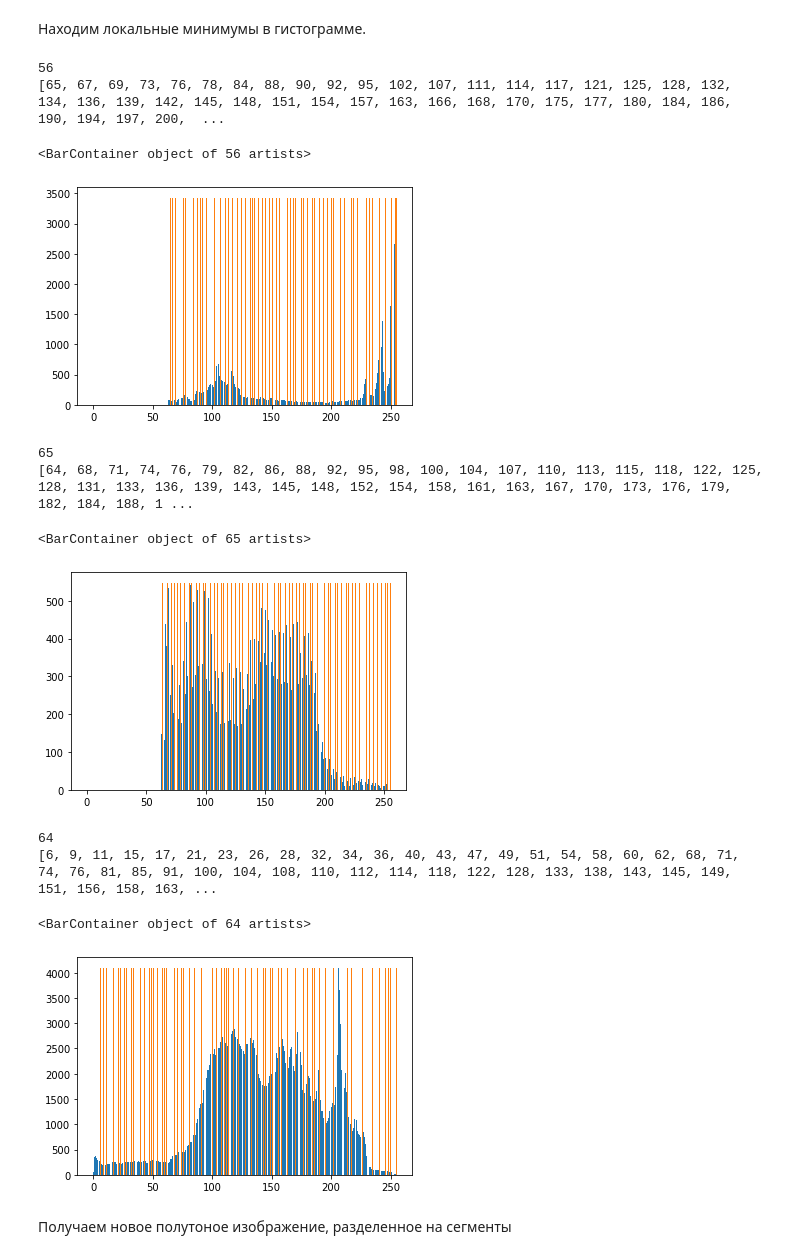
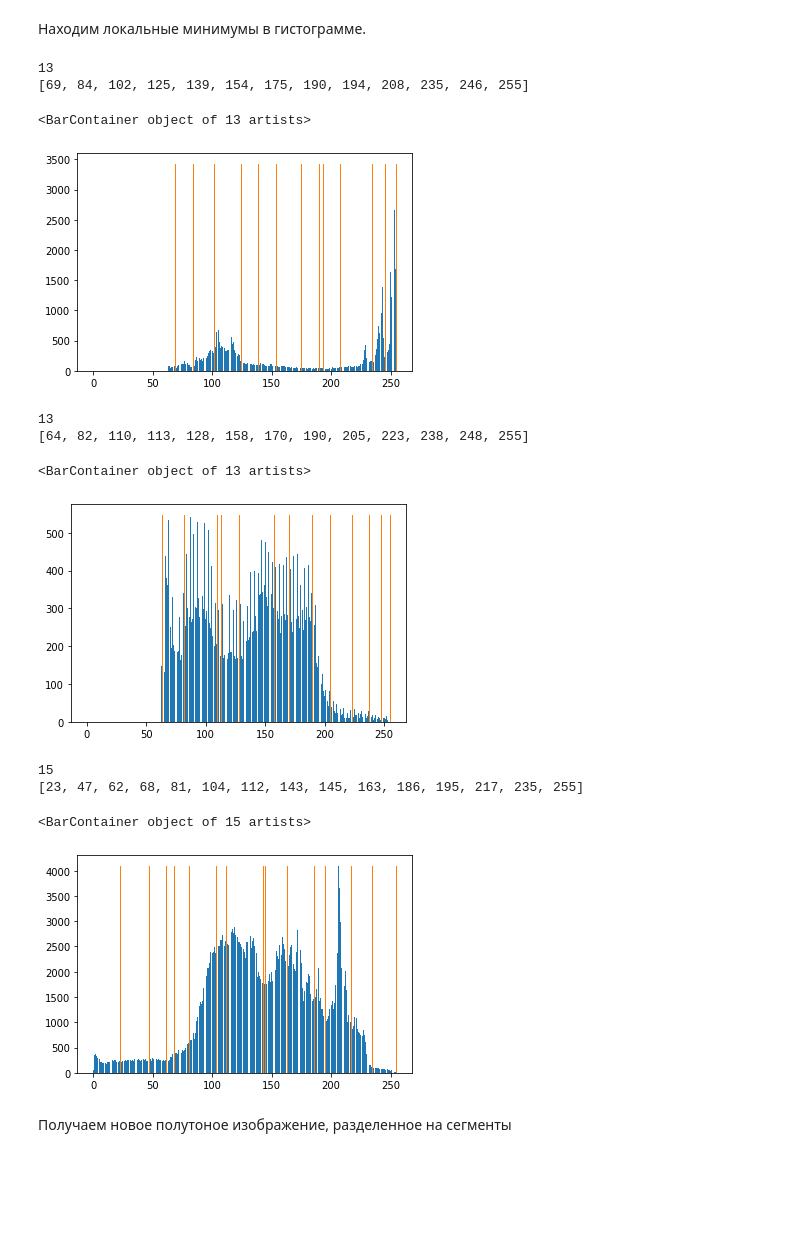
Before and after one commit to djhsgfjk/computer_vision, a Jupyter notebook: Lab2_Сравнение_алгоритмов_сегментации_изображений.ipynb, the cells around one changed output. Saved outputs shown, nothing was run; the diff lists cells and outputs as text; code cells hidden in the pictures; blank space fills up the shorter version.

```diff
--- a/Lab2_Сравнение_алгоритмов_сегментации_изображений.ipynb
+++ b/Lab2_Сравнение_алгоритмов_сегментации_изображений.ipynb
@@ -224,48 +224,43 @@ show()
 # %% [markdown]
 Удалим шумы типа «соль и перец»
 # %%
-def solt_and_pepper_filtering(image, iter):
+def solt_and_pepper_filtering(image):
   width = image.shape[0]
   height = image.shape[1]
-
-  newImage = image.copy()
 
   for i in range(1, width-1):
       for j in range(1, height-1):
         val = image[i-1,j-1]
         if all([val0 == val for val0 in [image[i, j-1], image[i-1, j], image[i+1, j+1], image[i, j+1], image[i+1, j], image[i-1, j+1], image[i+1, j-1]]]):
-          newImage[i,j] = val
+          image[i,j] = val
 
   val = image[0,1]
   if all([val0 == val for val0 in [image[0, 1], image[1, 1]]]):
-    newImage[0,0] = val
+    image[0,0] = val
 
   val = image[width-2,0]
   if all([val0 == val for val0 in [image[width-2, 1], image[width-1, 1]]]):
-    newImage[width-1, 0] = val
+    image[width-1, 0] = val
 
   val = image[0,height-2]
   if all([val0 == val for val0 in [image[1, height-2], image[1, height-1]]]):
-    newImage[0, height-1] = val
+    image[0, height-1] = val
 
   val = image[width-1,height-2]
   if all([val0 == val for val0 in [image[width-2, height-2], image[width-2, height-1]]]):
-    newImage[width-1, height-1] = val
+    image[width-1, height-1] = val
 
   for i in range(1, width-1):
     for j, k in [[[0, 1], [height-1, -1]]]:
       val = image[i-1,j]
       if all([val0 == val for val0 in [image[i-1, j+k], image[i, j+k], image[i+1, j+k], image[i+1, j]]]):
-        newImage[i,j] = val
+        image[i,j] = val
 
   for i, k in [[0, 1], [width-1, -1]]:
     for j in range(1, height-1):
       val = image[i,j-1]
       if all([val0 == val for val0 in [image[i+k, j-1], image[i+k, j], image[i+k, j+1], image[i, j+1]]]):
-        newImage[i,j] = val
+        image[i,j] = val
 
-  res = newImage
-  if (iter > 1):
-    res = solt_and_pepper_filtering(newImage, iter-1)
-  return res
+  return image
 # %%
@@ -283,7 +278,7 @@ imshow(cleanImage2, cmap='gray', vmin=0, vmax=255)
 <matplotlib.image.AxesImage at 0x...>
 [figure]
 # %%
-cleanImage3 = solt_and_pepper_filtering(binaryImage3, 10)
+cleanImage3 = solt_and_pepper_filtering(binaryImage3)
 figure()
 imshow(cleanImage3, cmap='gray', vmin=0, vmax=255)
 # %% [output]
@@ -453,52 +431,60 @@ imshow(segmentedImage3, vmin=0, vmax=255)
 # %% [markdown]
 Находим локальные минимумы в гистограмме.
 # %%
-def local_mins(hist):
-  i = 0
-  min = []
+def local_mins(hist, n):
+  i = 1
+  mins = [0]
   while (i < len(hist)-1):
     while (i < len(hist)-1 and hist[i+1] >= hist[i]):
       i += 1
     while (i < len(hist)-1 and hist[i+1] <= hist[i]):
       i += 1
-    min.append(i)
-  return min
+    if i//n != mins[-1]//n:
+      mins.append(i)
+    else:
+      if hist[i] < hist[mins[-1]]:
+        mins[-1] = i
+    i += 1
+  if (mins[-1] != 255):
+    mins.append(255)
+
+  return mins[1:]
 # %%
-min1 = local_mins(y1)
+min1 = local_mins(y1, 16)
 print(len(min1))
 print(min1)
 figure()
 bar(x1,y1)
 bar(min1, np.amax(y1))
 # %% [output]
-56
-[65, 67, 69, 73, 76, 78, 84, 88, 90, 92, 95, 102, 107, 111, 114, 117, 121, 125, 128, 132, 134, 136, 139, 142, 145, 148, 151, 154, 157, 163, 166, 168, 170, 175, 177, 180, 184, 186, 190, 194, 197, 200,  ...
+13
+[69, 84, 102, 125, 139, 154, 175, 190, 194, 208, 235, 246, 255]
-<BarContainer object of 56 artists>
+<BarContainer object of 13 artists>
-[figure, old version]
+[figure, new version]
 # %%
-min2 = local_mins(y2)
+min2 = local_mins(y2, 16)
 print(len(min2))
 print(min2)
 figure()
 bar(x2,y2)
 bar(min2, np.amax(y2))
 # %% [output]
-65
-[64, 68, 71, 74, 76, 79, 82, 86, 88, 92, 95, 98, 100, 104, 107, 110, 113, 115, 118, 122, 125, 128, 131, 133, 136, 139, 143, 145, 148, 152, 154, 158, 161, 163, 167, 170, 173, 176, 179, 182, 184, 188, 1 ...
+13
+[64, 82, 110, 113, 128, 158, 170, 190, 205, 223, 238, 248, 255]
-<BarContainer object of 65 artists>
+<BarContainer object of 13 artists>
-[figure, old version]
+[figure, new version]
 # %%
-min3 = local_mins(y3)
+min3 = local_mins(y3, 16)
 print(len(min3))
 print(min3)
 figure()
 bar(x3,y3)
 bar(min3, np.amax(y3))
 # %% [output]
-64
-[6, 9, 11, 15, 17, 21, 23, 26, 28, 32, 34, 36, 40, 43, 47, 49, 51, 54, 58, 60, 62, 68, 71, 74, 76, 81, 85, 91, 100, 104, 108, 110, 112, 114, 118, 122, 128, 133, 138, 143, 145, 149, 151, 156, 158, 163, ...
+15
+[23, 47, 62, 68, 81, 104, 112, 143, 145, 163, 186, 195, 217, 235, 255]
-<BarContainer object of 64 artists>
+<BarContainer object of 15 artists>
-[figure, old version]
+[figure, new version]
 # %% [markdown]
 Получаем новое полутоное изображение, разделенное на сегменты
 # %%
```
Also changed, not shown: parts of 14 cells of this notebook.
